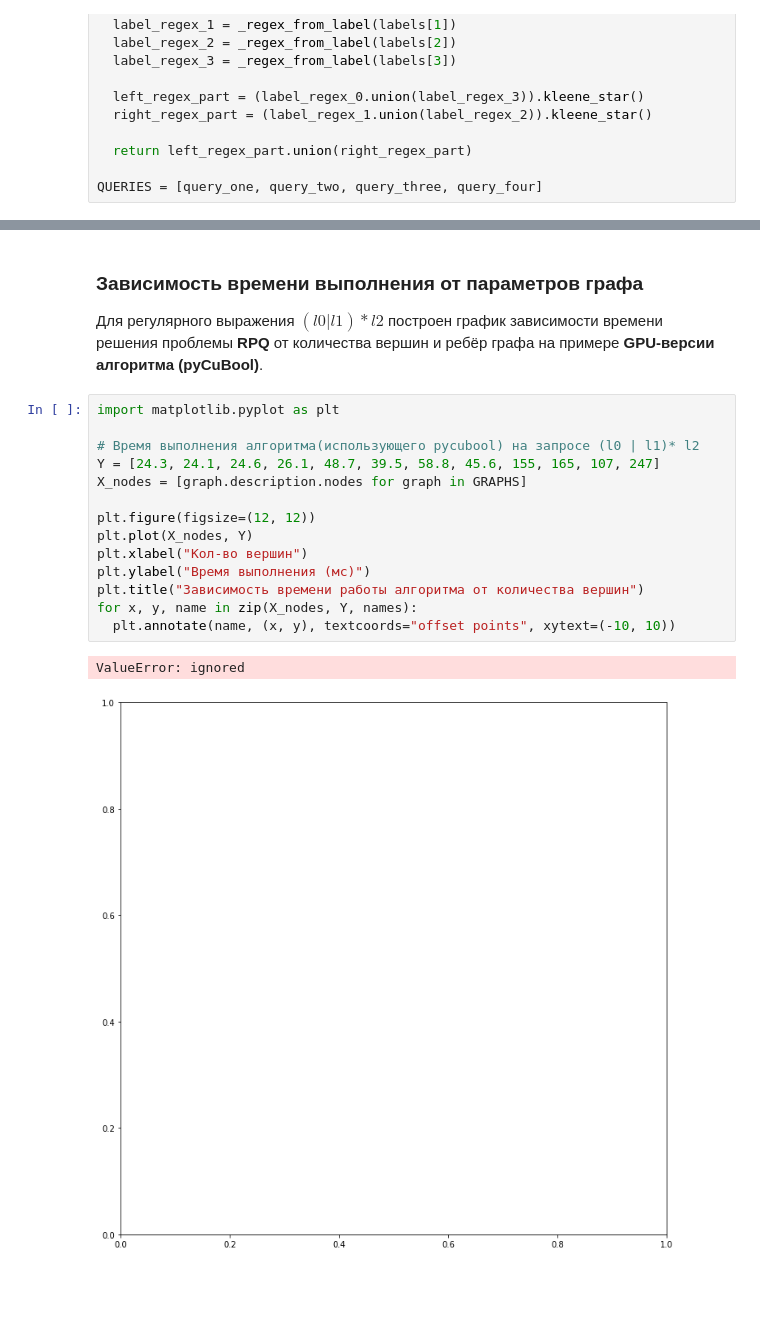
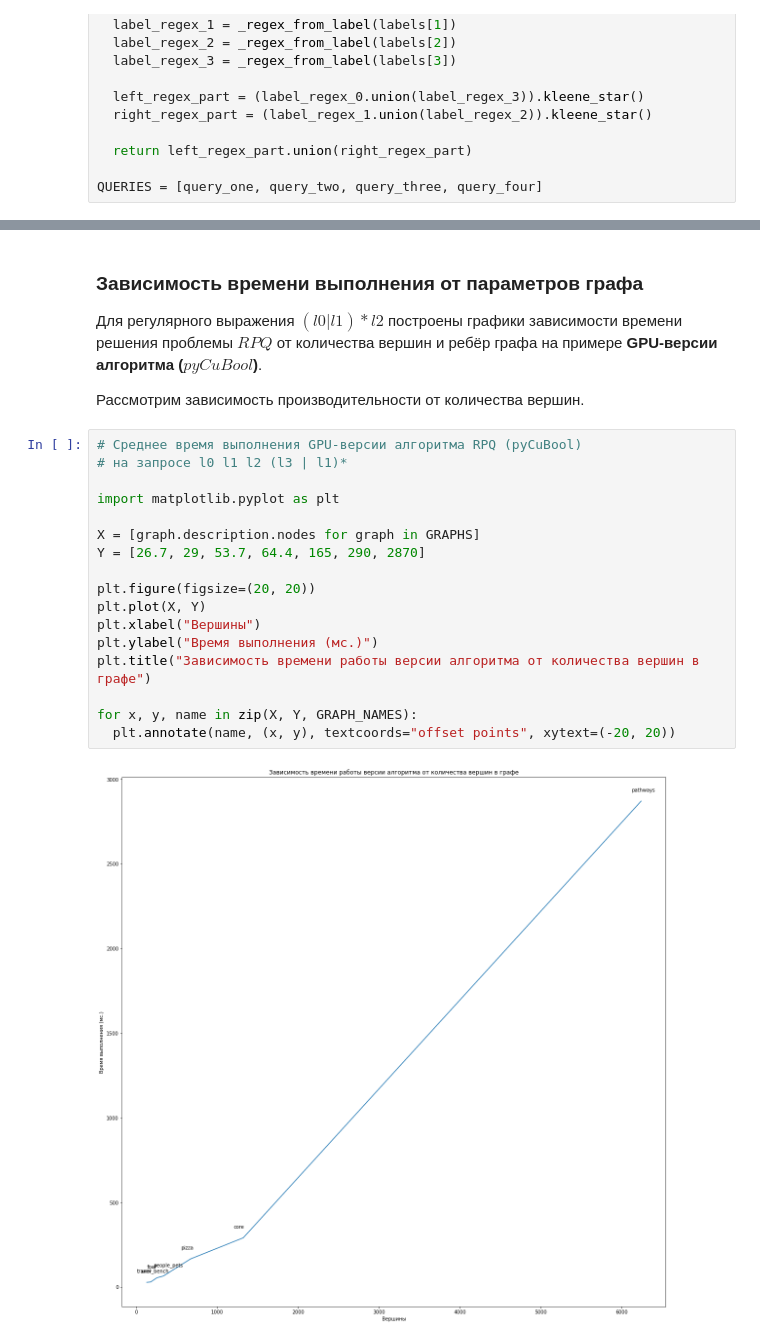
Before and after one commit to FormalLanguageConstrainedPathQuerying/formal-lang-course, a Jupyter notebook: researches/rpq_research.ipynb, the cells around one changed output, grey strips where cells are left out. Drawn from its saved outputs; the diff is of its cells as text; blank space fills up the shorter version.

```diff
--- a/researches/rpq_research.ipynb
+++ b/researches/rpq_research.ipynb
@@ -322,21 +318,25 @@ Graph pathways: - number of nodes: 6238
 # %% [markdown]
 ### Зависимость времени выполнения от параметров графа
 
-Для регулярного выражения $(l0 | l1)* l2$ построен график зависимости времени решения проблемы **RPQ** от количества вершин и ребёр графа на примере **GPU-версии алгоритма (pyCuBool)**.
+Для регулярного выражения $(l0 | l1)* l2$ построены графики зависимости времени решения проблемы $RPQ$ от количества вершин и ребёр графа на примере **GPU-версии алгоритма ($pyCuBool$)**.
+
+Рассмотрим зависимость производительности от количества вершин.
 # %%
+# Среднее время выполнения GPU-версии алгоритма RPQ (pyCuBool)
+# на запросе l0 l1 l2 (l3 | l1)*
+
 import matplotlib.pyplot as plt
 
-# Время выполнения алгоритма(использующего pycubool) на запросе (l0 | l1)* l2
-Y = [24.3, 24.1, 24.6, 26.1, 48.7, 39.5, 58.8, 45.6, 155, 165, 107, 247]
-X_nodes = [graph.description.nodes for graph in GRAPHS]
+X = [graph.description.nodes for graph in GRAPHS]
+Y = [26.7, 29, 53.7, 64.4, 165, 290, 2870]
 
-plt.figure(figsize=(12, 12))
-plt.plot(X_nodes, Y)
-plt.xlabel("Кол-во вершин")
-plt.ylabel("Время выполнения (мс)")
-plt.title("Зависимость времени работы алгоритма от количества вершин")
-for x, y, name in zip(X_nodes, Y, names):
-  plt.annotate(name, (x, y), textcoords="offset points", xytext=(-10, 10))
+plt.figure(figsize=(20, 20))
+plt.plot(X, Y)
+plt.xlabel("Вершины")
+plt.ylabel("Время выполнения (мс.)")
+plt.title("Зависимость времени работы версии алгоритма от количества вершин в графе")
+
+for x, y, name in zip(X, Y, GRAPH_NAMES):
+  plt.annotate(name, (x, y), textcoords="offset points", xytext=(-20, 20))
 # %% [output]
-ValueError: ignored
-[figure, old version]
+[figure, new version]
```
Also changed, not shown: parts of 16 cells of this notebook.
